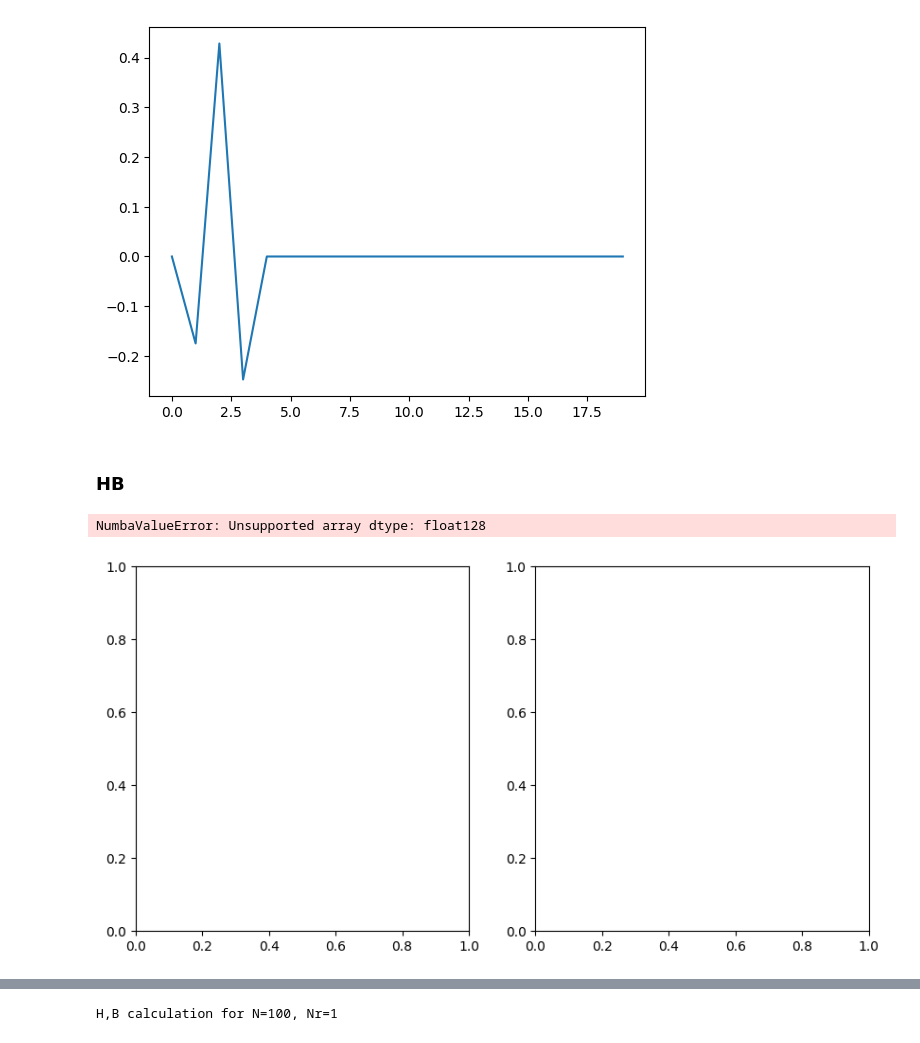
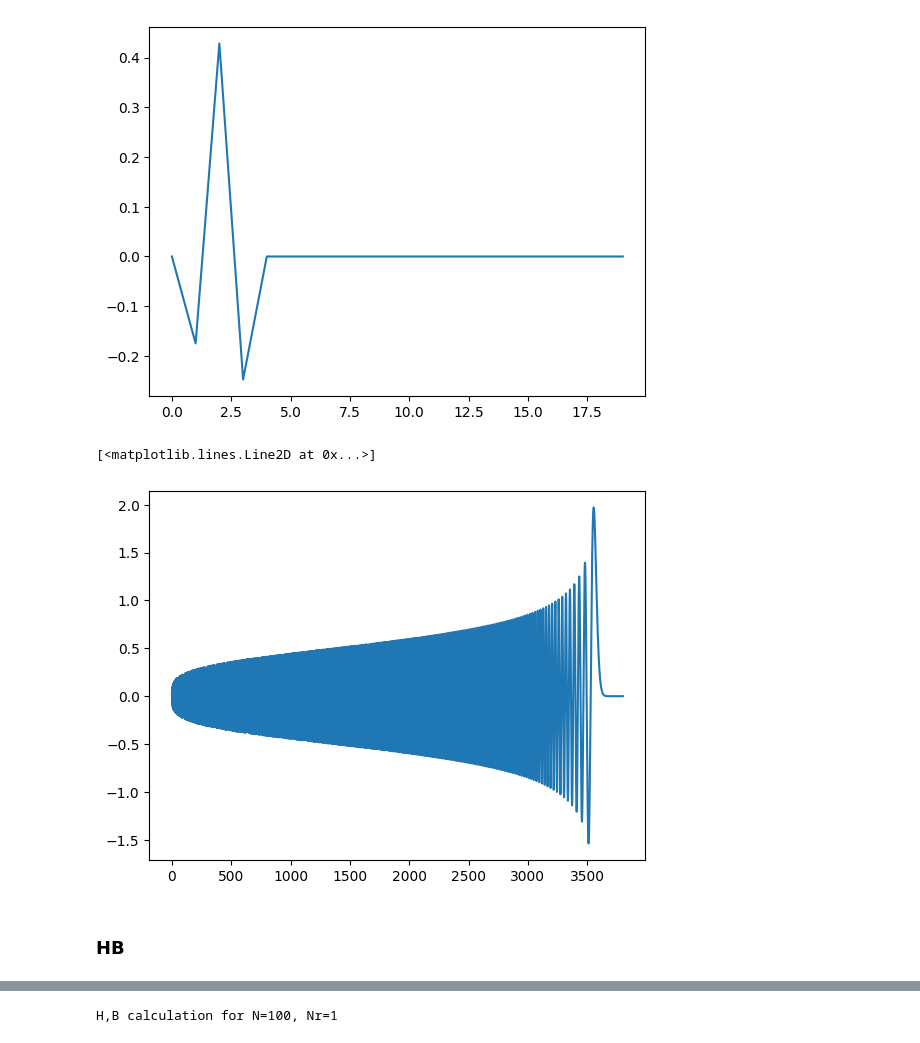
Before and after one commit to Indoxer/sturmian-quantum, a Jupyter notebook: sturmian.ipynb, the cells around one changed output, grey strips where cells are left out. Cells and saved outputs as stored; diff of their text form; code cells hidden in the pictures.

```diff
--- a/sturmian.ipynb
+++ b/sturmian.ipynb
@@ -195,6 +160,18 @@ plt.plot(s_list)
 # %% [output]
 [<matplotlib.lines.Line2D at 0x...>]
 [figure]
+# %%
+x = np.linspace(0, 3800, 10000, dtype=np.longdouble)
+
+n = 1250
+q = 0.7
+l = 0
+
+y = Skl(x, n, l, q)
+plt.plot(x, y)
+# %% [output]
+[<matplotlib.lines.Line2D at 0x...>]
+[figure, added]
 # %% [markdown]
 ### HB
 # %%
@@ -242,16 +219,3 @@ def HBC(N, l, q, r, r1, S, S_diff, dr, V_r, H, B):
                 H[k, n] = H[n, k]
 
     return H, B
-# %%
-x = np.linspace(0, 3800, 10000, dtype=np.longdouble)
-fig, ax = plt.subplots(1, 2, figsize=(10, 5))
-
-n = 1250
-q = 0.7
-l = 0
-
-y1 = Skl(x, n, l, q)
-ax[0].plot(x, y1)
-# %% [output]
-NumbaValueError: Unsupported array dtype: float128
-[figure, removed]
```
Also changed, not shown: parts of 11 cells of this notebook, 5 other files.
